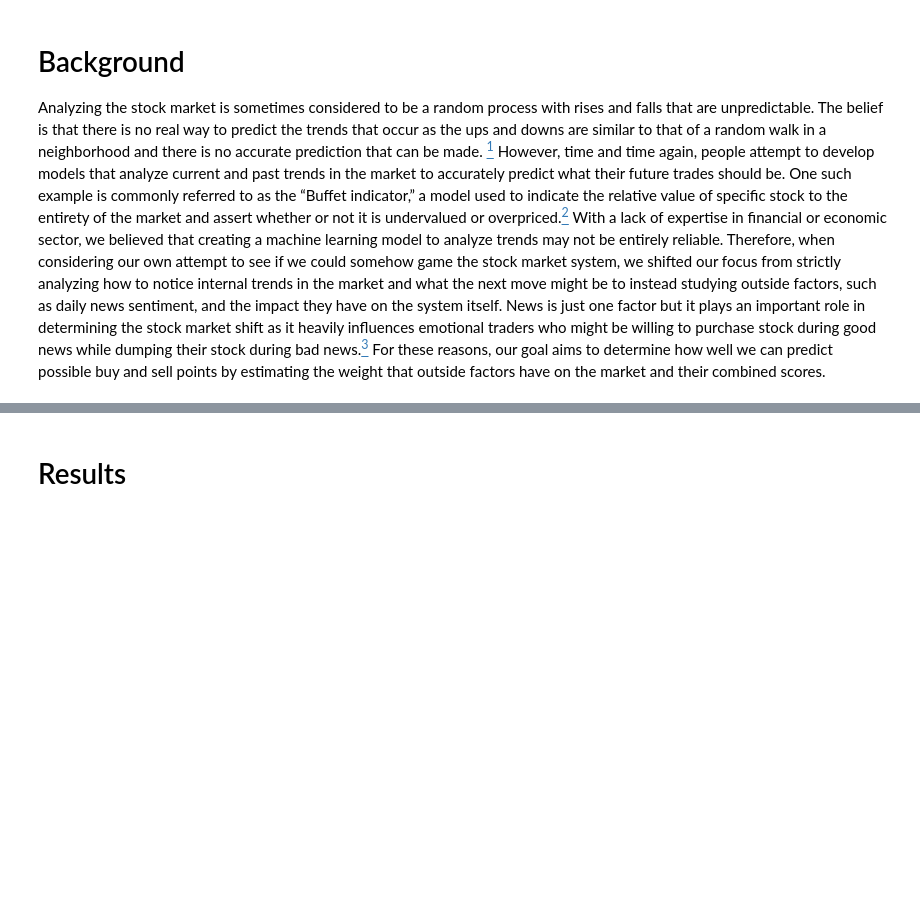
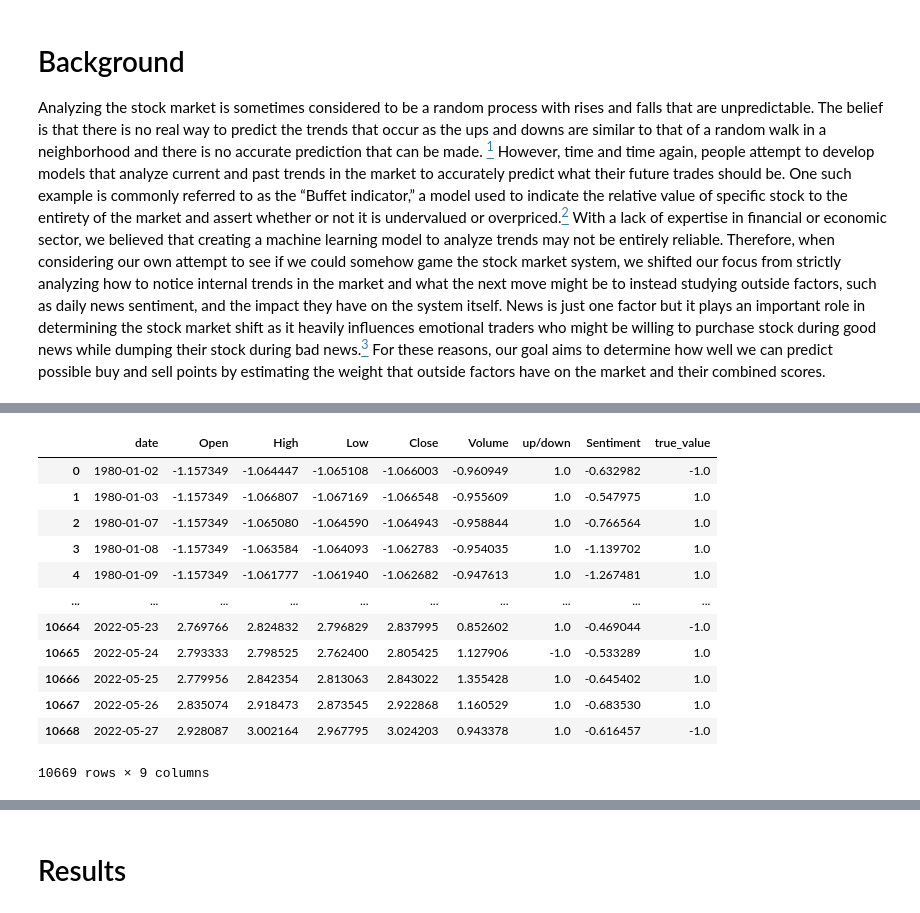
Before and after one commit to COGS118A/Group019-Sp22, a Jupyter notebook: FinalProject_group019.ipynb, the cells around one changed output, grey strips where cells are left out. Drawn from its saved outputs; the diff is of its cells as text; code cells hidden in the pictures; blank space fills up the shorter version.

```diff
--- a/FinalProject_group019.ipynb
+++ b/FinalProject_group019.ipynb
@@ -59,0 +221,3 @@ Folder including cleaning for each dataset and the merging of all the datasets i
+# %%
+# economics-related news sentiment of a given day ranging from -1 to 1
+news_df = pd.read_csv('news_sentiments.csv')
@@ -59,0 +240,20 @@ Folder including cleaning for each dataset and the merging of all the datasets i
+# %%
+#str date to datetime object
+news_df['date']=news_df['date'].apply(lambda row: datetime.strptime(row, "%Y-%m-%d"))
+#rename col
+normalized_sp_500_df.rename(columns = {'Date':'date'}, inplace = True)
+news_df.rename(columns = {'News Sentiment':'Sentiment'}, inplace = True)
+#change type
+normalized_sp_500_df['date'] = normalized_sp_500_df['date'].astype('datetime64[ns]')
+# %%
+#normalize data using sklearn
+normalizer = StandardScaler()
+news_df_dropped = news_df.drop('date', axis = 1)
+normalizer_news_df = pd.DataFrame(normalizer.fit_transform(news_df_dropped), columns = news_df_dropped.columns)
+normalizer_news_df.insert(loc = 0, column = 'date', value = news_df['date'])
+# %%
+#merge dataframes
+news_sp_df = pd.merge(normalized_sp_500_df, normalizer_news_df, on="date", how="outer")
+news_sp_df = news_sp_df[['date', 'Open', 'High', 'Low', 'Close', 'Volume', 'up/down', 'Sentiment','true_value']]
+#drop NAN rows
+news_sp_df = news_sp_df.dropna().reset_index(drop=True)
@@ -59,0 +280,18 @@ Folder including cleaning for each dataset and the merging of all the datasets i
+# %%
+# Final combined dataframe of normalized economics-related news sentiment and
+# data from S&P 500
+news_sp_df
+# %% [output]
+|  | date | Open | High | Low | Close | Volume | up/down | Sentiment | true_value |
+| 0 | 1980-01-02 | -1.157349 | -1.064447 | -1.065108 | -1.066003 | -0.960949 | 1.0 | -0.632982 | -1.0 |
+| 1 | 1980-01-03 | -1.157349 | -1.066807 | -1.067169 | -1.066548 | -0.955609 | 1.0 | -0.547975 | 1.0 |
+| 2 | 1980-01-07 | -1.157349 | -1.065080 | -1.064590 | -1.064943 | -0.958844 | 1.0 | -0.766564 | 1.0 |
+| 3 | 1980-01-08 | -1.157349 | -1.063584 | -1.064093 | -1.062783 | -0.954035 | 1.0 | -1.139702 | 1.0 |
+| 4 | 1980-01-09 | -1.157349 | -1.061777 | -1.061940 | -1.062682 | -0.947613 | 1.0 | -1.267481 | 1.0 |
+| ... | ... | ... | ... | ... | ... | ... | ... | ... | ... |
+| 10664 | 2022-05-23 | 2.769766 | 2.824832 | 2.796829 | 2.837995 | 0.852602 | 1.0 | -0.469044 | -1.0 |
+| 10665 | 2022-05-24 | 2.793333 | 2.798525 | 2.762400 | 2.805425 | 1.127906 | -1.0 | -0.533289 | 1.0 |
+| 10666 | 2022-05-25 | 2.779956 | 2.842354 | 2.813063 | 2.843022 | 1.355428 | 1.0 | -0.645402 | 1.0 |
+| 10667 | 2022-05-26 | 2.835074 | 2.918473 | 2.873545 | 2.922868 | 1.160529 | 1.0 | -0.683530 | 1.0 |
+| 10668 | 2022-05-27 | 2.928087 | 3.002164 | 2.967795 | 3.024203 | 0.943378 | 1.0 | -0.616457 | -1.0 |
+10669 rows × 9 columns
```
Also changed, not shown: parts of 50 cells of this notebook.
